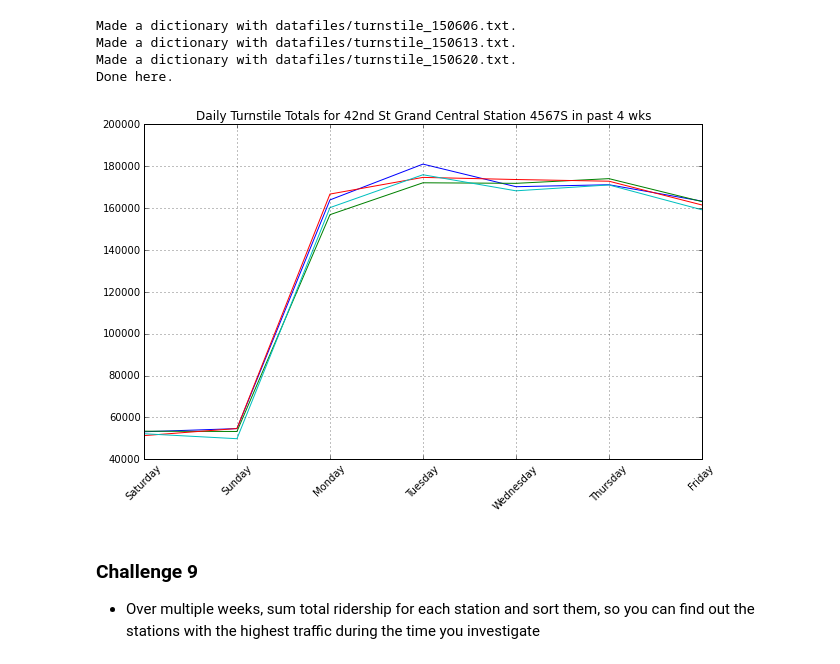
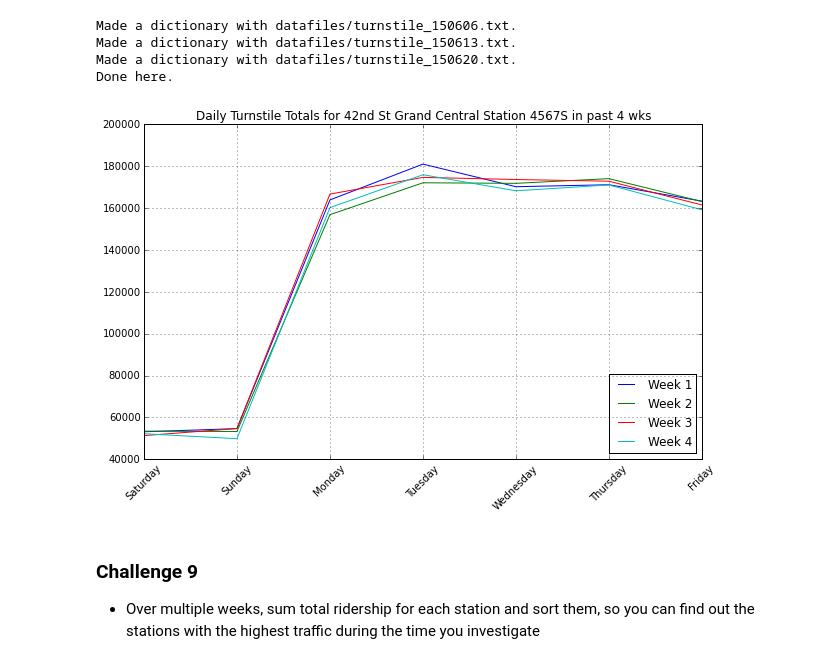
Before and after one commit to yongcho822/MTA-Turnstile-Traffic, a Jupyter notebook: Benson.ipynb, the cells around one changed output. Cells and saved outputs as stored; diff of their text form; code cells hidden in the pictures.

```diff
--- a/Benson.ipynb
+++ b/Benson.ipynb
@@ -555,42 +555,44 @@ def daysofwk_linechart_by_station(listofdicts, stationname, charttitle):
     ax.set_xticklabels(date_list, rotation = 45)
     #ax.margins(x=0.05, y=0.05)
 
-    for eachdict in listofdicts:
+    for i, eachdict in enumerate(listofdicts):
         firstday = secondday = thirdday = fourthday = fifthday = sixthday = seventhday = 0
+        labelstring = " ".join(['Week', str(i+1)])
 
         for key in eachdict:
             if key == stationname:
                 for n in range(7):
                     try:
                         numbers = eachdict[key][n][1]
                         if n == 0:
                             firstday += numbers
                         elif n == 1:
                             secondday += numbers
                         elif n == 2:
                             thirdday += numbers
                         elif n == 3:
                             fourthday += numbers
                         elif n == 4:
                             fifthday += numbers
                         elif n == 5:
                             sixthday += numbers
                         elif n == 6:
                             seventhday += numbers
                     except:
                         pass
 
         count_list = [firstday, secondday, thirdday, fourthday, fifthday, sixthday, seventhday]
 
-        ax.plot(ticknumbs, count_list, color=colors[color_index], linewidth=1.0)
+        ax.plot(ticknumbs, count_list, color=colors[color_index], linewidth=1.0, label = labelstring)
         color_index += 1
         ax.grid(True)
+        ax.legend(loc = 'lower right')
 
 daysofwk_linechart_by_station([station_eng_dict0, station_eng_dict1, station_eng_dict2, station_eng_dict],
                               ('42 ST-GRD CNTRL', '4567S'),
                               "Daily Turnstile Totals for 42nd St Grand Central Station 4567S in past 4 wks")
 # %% [output]
-[figure, old version]
+[figure, new version]
 # %% [markdown]
 ### Challenge 9
 
```
